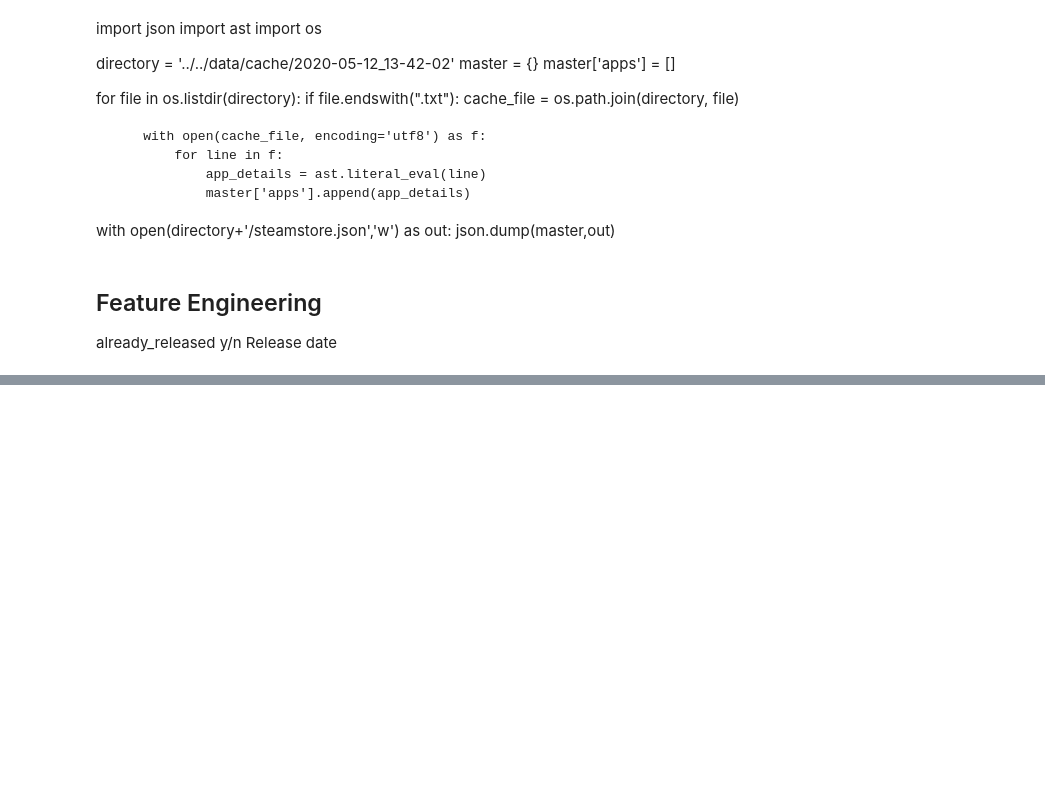
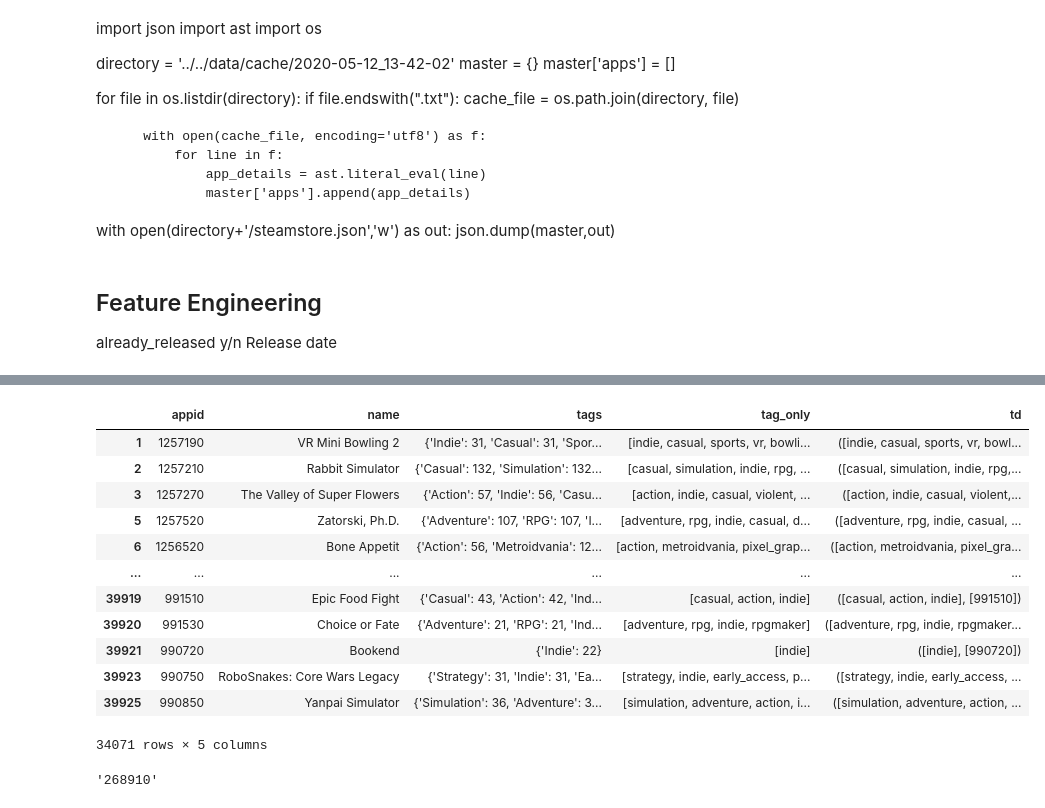
Before and after one commit to JamalRahman/Video-Game-Recommender, a Jupyter notebook: src/nb/eda.ipynb, the cells around one changed output, grey strips where cells are left out. Cells and saved outputs as stored; diff of their text form; code cells hidden in the pictures; blank space fills up the shorter version.

```diff
--- a/src/nb/eda.ipynb
+++ b/src/nb/eda.ipynb
@@ -68,0 +136,2 @@ app_data['price'] = app_data.apply((lambda x: 0 if x['is_free']==True else x['pr
+# %%
+app_tags = app_data[['appid','name','tags']]
@@ -68,0 +154,2 @@ app_data['price'] = app_data.apply((lambda x: 0 if x['is_free']==True else x['pr
+# %%
+app_tags = app_tags[app_tags['tags'].apply(lambda x: len(x)>0)]
@@ -68,0 +176,2 @@ app_data['price'] = app_data.apply((lambda x: 0 if x['is_free']==True else x['pr
+# %%
+app_tags['tag_only'] = app_tags['tags'].apply(lambda x: [d.replace(' ','_').lower() for d in x])
@@ -68,0 +204,18 @@ app_data['price'] = app_data.apply((lambda x: 0 if x['is_free']==True else x['pr
+# %%
+app_tags['td'] = app_tags.apply(lambda x: TaggedDocument(words=x['tag_only'], tags=[str(x.appid)]),axis=1)
+# %%
+app_tags
+# %% [output]
+|  | appid | name | tags | tag_only | td |
+| 1 | 1257190 | VR Mini Bowling 2 | {'Indie': 31, 'Casual': 31, 'Spor... | [indie, casual, sports, vr, bowli... | ([indie, casual, sports, vr, bowl... |
+| 2 | 1257210 | Rabbit Simulator | {'Casual': 132, 'Simulation': 132... | [casual, simulation, indie, rpg, ... | ([casual, simulation, indie, rpg,... |
+| 3 | 1257270 | The Valley of Super Flowers | {'Action': 57, 'Indie': 56, 'Casu... | [action, indie, casual, violent, ... | ([action, indie, casual, violent,... |
+| 5 | 1257520 | Zatorski, Ph.D. | {'Adventure': 107, 'RPG': 107, 'I... | [adventure, rpg, indie, casual, d... | ([adventure, rpg, indie, casual, ... |
+| 6 | 1256520 | Bone Appetit | {'Action': 56, 'Metroidvania': 12... | [action, metroidvania, pixel_grap... | ([action, metroidvania, pixel_gra... |
+| ... | ... | ... | ... | ... | ... |
+| 39919 | 991510 | Epic Food Fight | {'Casual': 43, 'Action': 42, 'Ind... | [casual, action, indie] | ([casual, action, indie], [991510]) |
+| 39920 | 991530 | Choice or Fate | {'Adventure': 21, 'RPG': 21, 'Ind... | [adventure, rpg, indie, rpgmaker] | ([adventure, rpg, indie, rpgmaker... |
+| 39921 | 990720 | Bookend | {'Indie': 22} | [indie] | ([indie], [990720]) |
+| 39923 | 990750 | RoboSnakes: Core Wars Legacy | {'Strategy': 31, 'Indie': 31, 'Ea... | [strategy, indie, early_access, p... | ([strategy, indie, early_access, ... |
+| 39925 | 990850 | Yanpai Simulator | {'Simulation': 36, 'Adventure': 3... | [simulation, adventure, action, i... | ([simulation, adventure, action, ... |
+34071 rows × 5 columns
@@ -68,0 +230,4 @@ app_data['price'] = app_data.apply((lambda x: 0 if x['is_free']==True else x['pr
+# %%
+get_appid("Cuphead")
+# %% [output]
+'268910'
```
Also changed, not shown: parts of 43 cells of this notebook, 2 other files.
